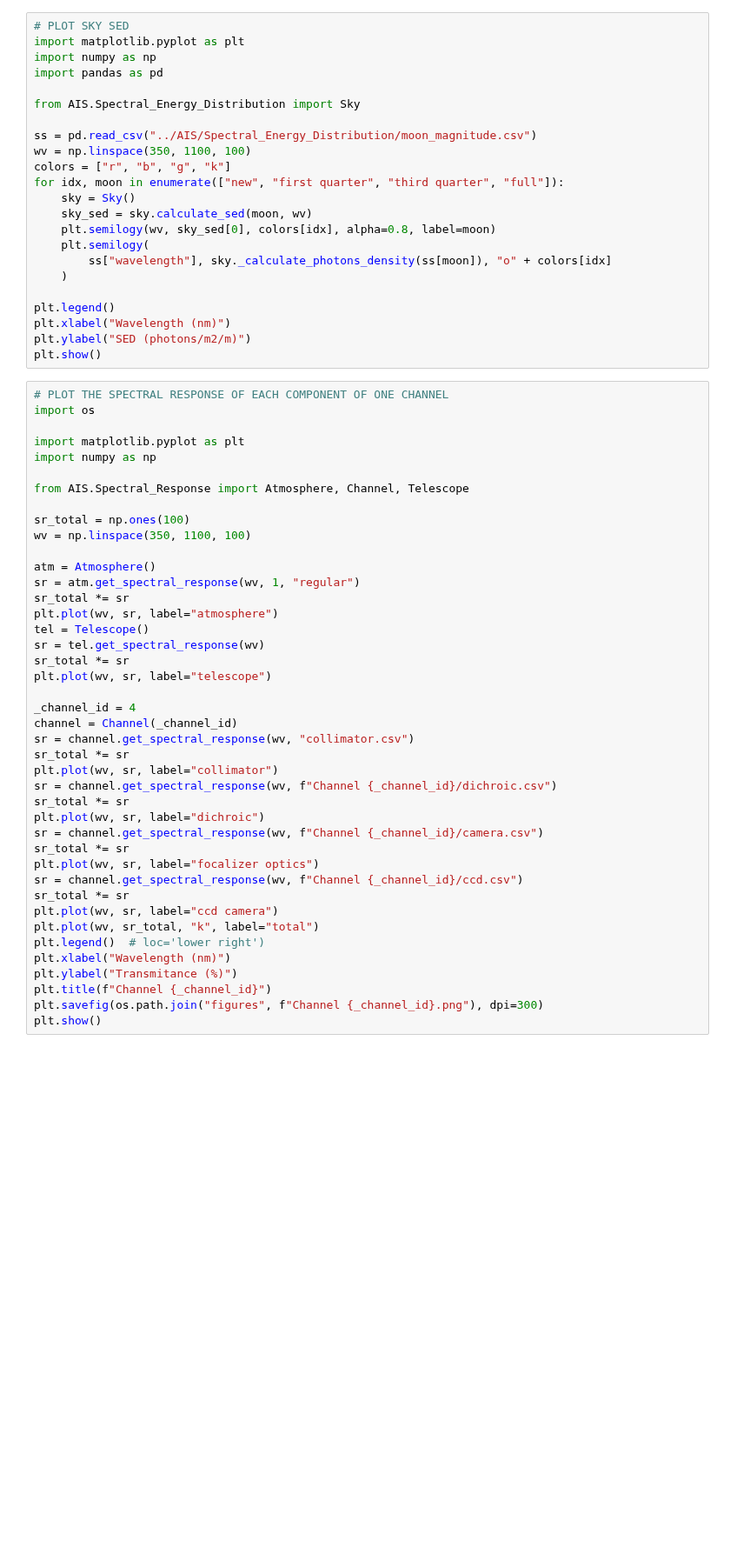
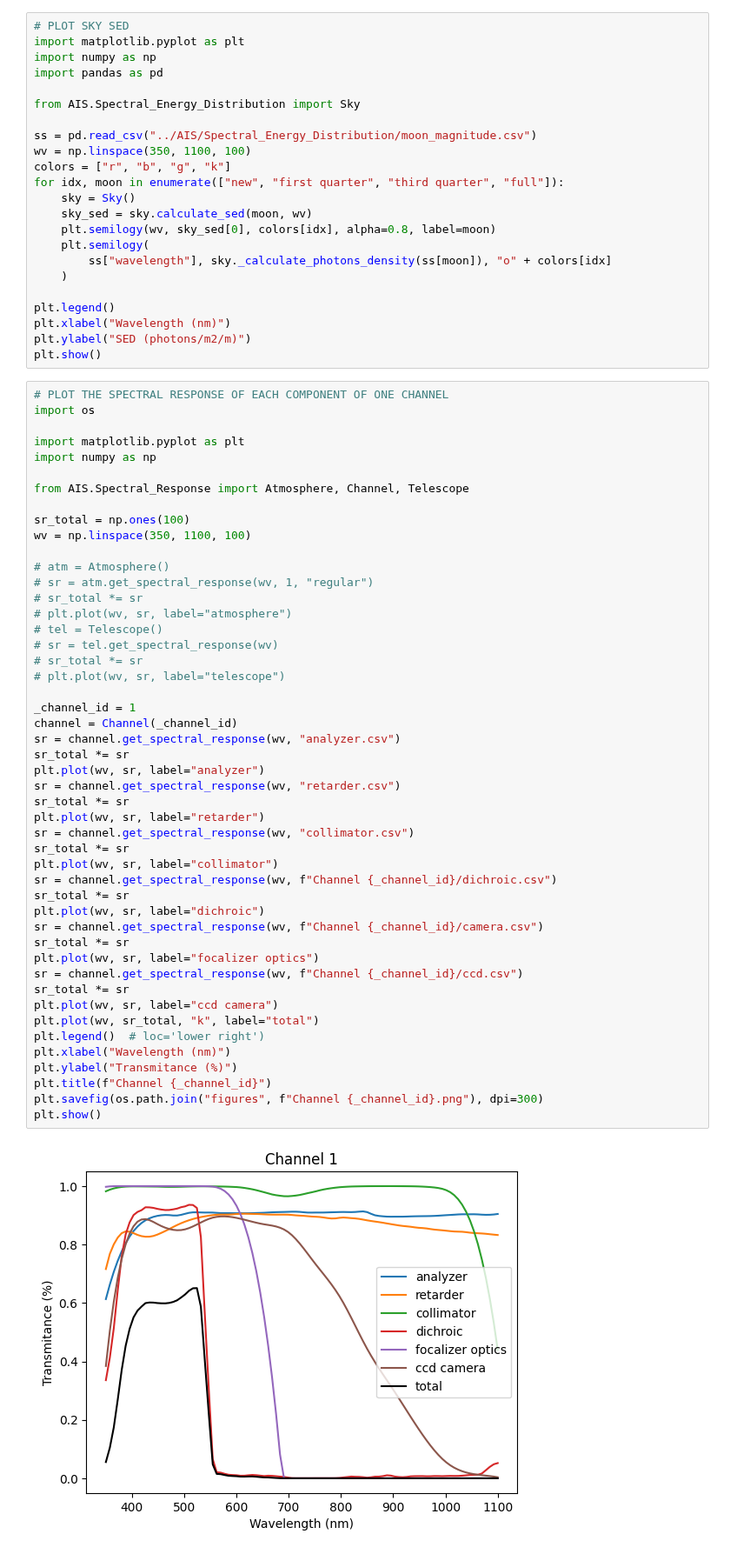
Before and after one commit to DBernardes/AIS, a Jupyter notebook: notebook/spectral_responses.ipynb, the cells around one changed output. Shown at 87% size. Drawn from its saved outputs; the diff is of its cells as text; blank space fills up the shorter version.

```diff
--- a/notebook/spectral_responses.ipynb
+++ b/notebook/spectral_responses.ipynb
@@ -35,42 +35,50 @@ import os
 
 import matplotlib.pyplot as plt
 import numpy as np
 
 from AIS.Spectral_Response import Atmosphere, Channel, Telescope
 
 sr_total = np.ones(100)
 wv = np.linspace(350, 1100, 100)
 
-atm = Atmosphere()
-sr = atm.get_spectral_response(wv, 1, "regular")
+# atm = Atmosphere()
+# sr = atm.get_spectral_response(wv, 1, "regular")
+# sr_total *= sr
+# plt.plot(wv, sr, label="atmosphere")
+# tel = Telescope()
+# sr = tel.get_spectral_response(wv)
+# sr_total *= sr
+# plt.plot(wv, sr, label="telescope")
+
+_channel_id = 1
+channel = Channel(_channel_id)
+sr = channel.get_spectral_response(wv, "analyzer.csv")
 sr_total *= sr
-plt.plot(wv, sr, label="atmosphere")
-tel = Telescope()
-sr = tel.get_spectral_response(wv)
+plt.plot(wv, sr, label="analyzer")
+sr = channel.get_spectral_response(wv, "retarder.csv")
 sr_total *= sr
-plt.plot(wv, sr, label="telescope")
-
-_channel_id = 4
-channel = Channel(_channel_id)
+plt.plot(wv, sr, label="retarder")
 sr = channel.get_spectral_response(wv, "collimator.csv")
 sr_total *= sr
 plt.plot(wv, sr, label="collimator")
 sr = channel.get_spectral_response(wv, f"Channel {_channel_id}/dichroic.csv")
 sr_total *= sr
 plt.plot(wv, sr, label="dichroic")
 sr = channel.get_spectral_response(wv, f"Channel {_channel_id}/camera.csv")
 sr_total *= sr
 plt.plot(wv, sr, label="focalizer optics")
 sr = channel.get_spectral_response(wv, f"Channel {_channel_id}/ccd.csv")
 sr_total *= sr
 plt.plot(wv, sr, label="ccd camera")
 plt.plot(wv, sr_total, "k", label="total")
 plt.legend()  # loc='lower right')
 plt.xlabel("Wavelength (nm)")
 plt.ylabel("Transmitance (%)")
 plt.title(f"Channel {_channel_id}")
 plt.savefig(os.path.join("figures", f"Channel {_channel_id}.png"), dpi=300)
 plt.show()
+# %% [output]
+[figure, added]
 # %%
 # PLOT SPECTRAL RESPONSE SPARC + SDSS WITH TELESCOPE
 
```
Also changed, not shown: parts of 5 cells of this notebook, 3 other files.
